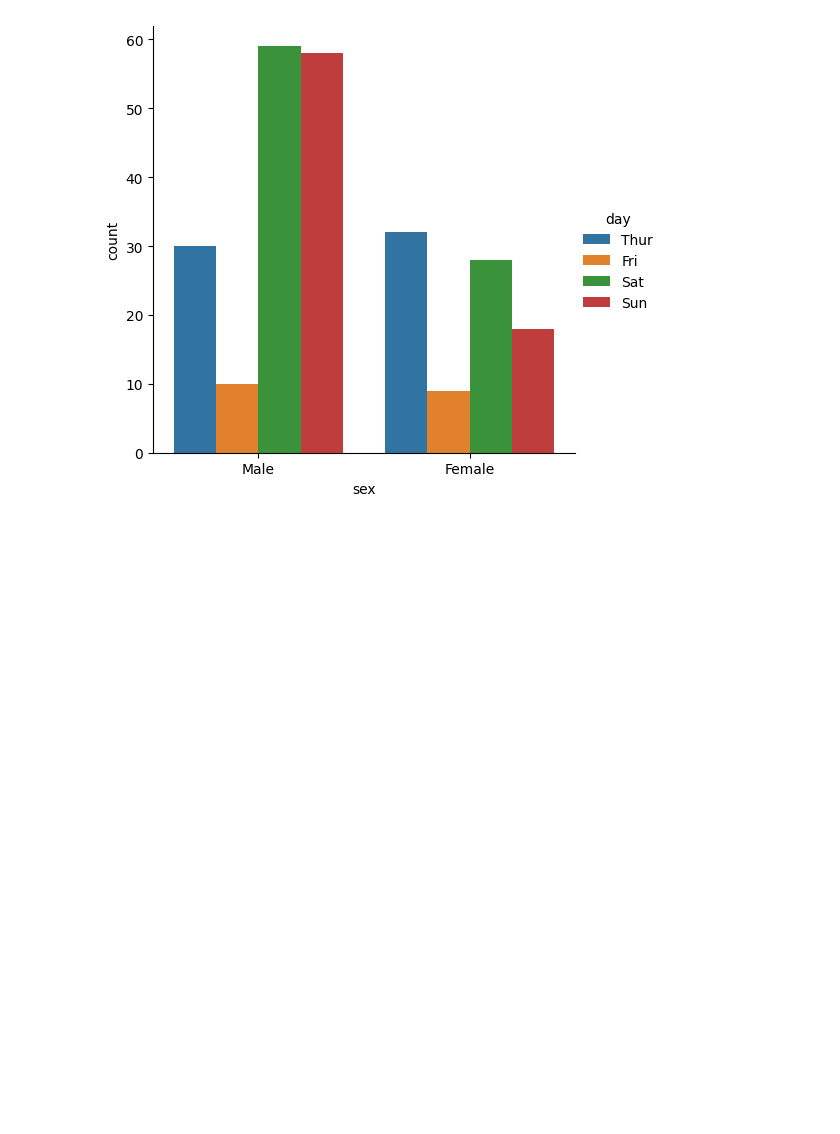
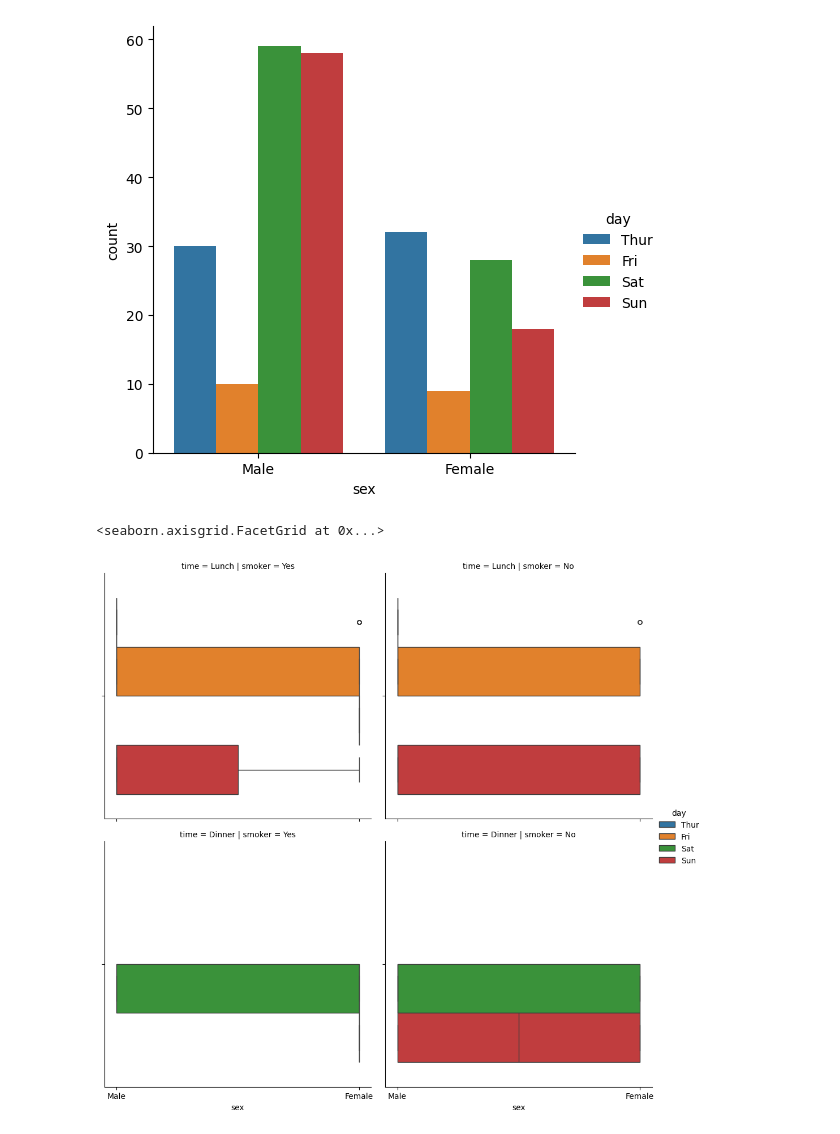
Before and after one commit to Srish09-S/ML, a Jupyter notebook: Seaborn/4.ipynb, the cells around one changed output. Cells and saved outputs as stored; diff of their text form; code cells hidden in the pictures; blank space fills up the shorter version.

```diff
--- a/Seaborn/4.ipynb
+++ b/Seaborn/4.ipynb
@@ -156,3 +156,8 @@ sns.catplot(data=tips , x ='sex' , hue='day' , kind='count')
 # %% [output]
 <seaborn.axisgrid.FacetGrid at 0x...>
 [figure]
+# %%
+sns.catplot(data=tips , x ='sex' , hue='day' , kind='box' , col='smoker' , row='time')
+# %% [output]
+<seaborn.axisgrid.FacetGrid at 0x...>
+[figure, added]
```
